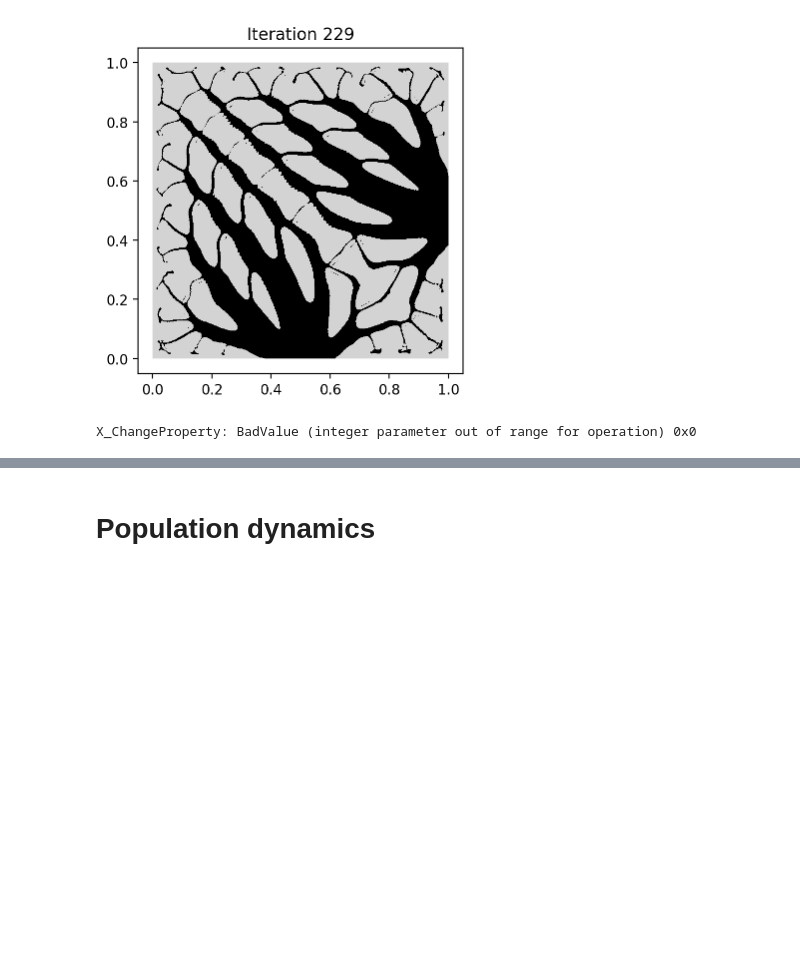
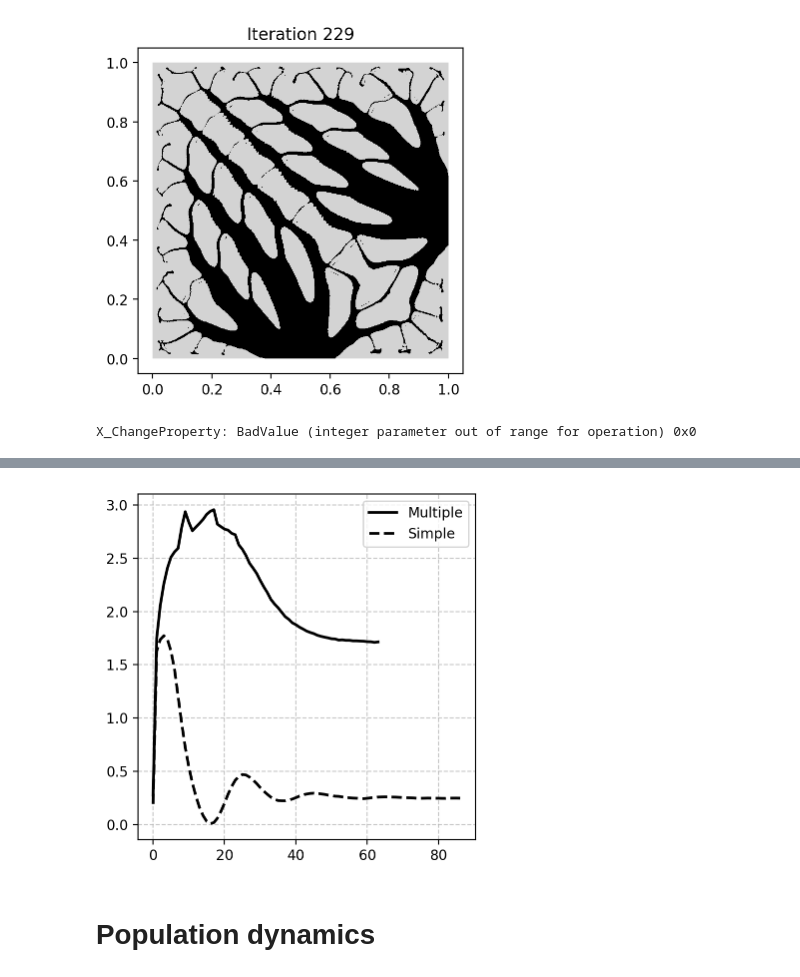
Before and after one commit to PhiFEM/phiFEM_FormOpt, a Jupyter notebook: code/Tutorial.ipynb, the cells around one changed output, grey strips where cells are left out. Drawn from its saved outputs; the diff is of its cells as text; code cells hidden in the pictures; blank space fills up the shorter version.

```diff
--- a/code/Tutorial.ipynb
+++ b/code/Tutorial.ipynb
@@ -627,3 +651,12 @@ plot_lag2(datat13, "Multiple", datat12, "Simple", figsize = (4.0,4), filename =
+# %%
+import numpy as np
+from plots import plot_lag2
+datat21 = np.load("../results/t21/data.npz")["Lg"]
+datat22 = np.load("../results/t22/data.npz")["Lg"]
+plot_lag2(datat22, "Multiple", datat21, "Simple", figsize = (4.0,4.0))
+#plot_lag2(datat22, "Multiple", datat21, "Simple", figsize = (4.0,4.0), filename = "../tex/heat5_1.png")
+# %% [output]
+[figure, added]
 # %% [markdown]
 # Population dynamics
 # %% [markdown]
```
Also changed, not shown: parts of 6 cells of this notebook, 15 other files.
